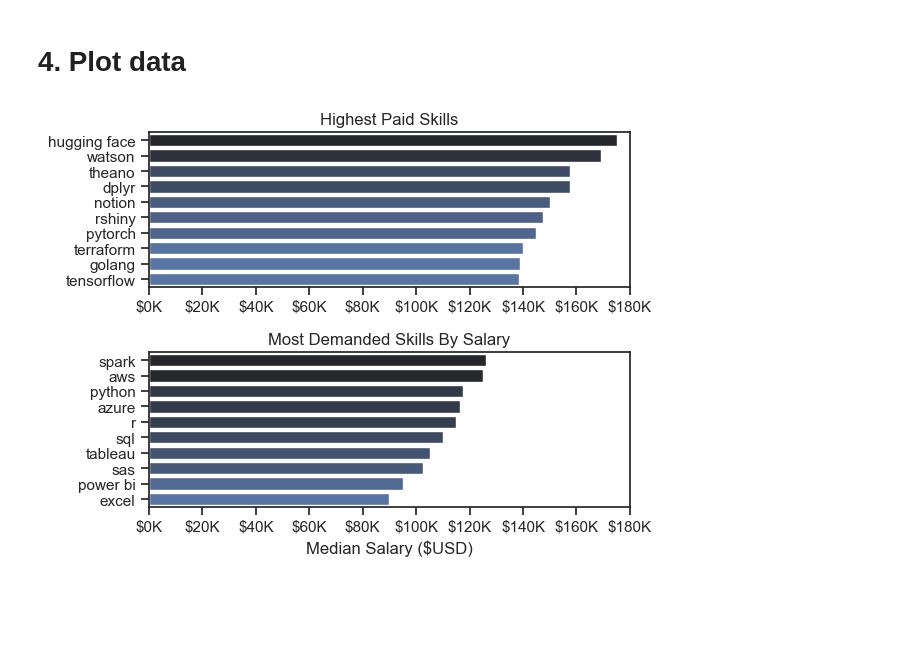
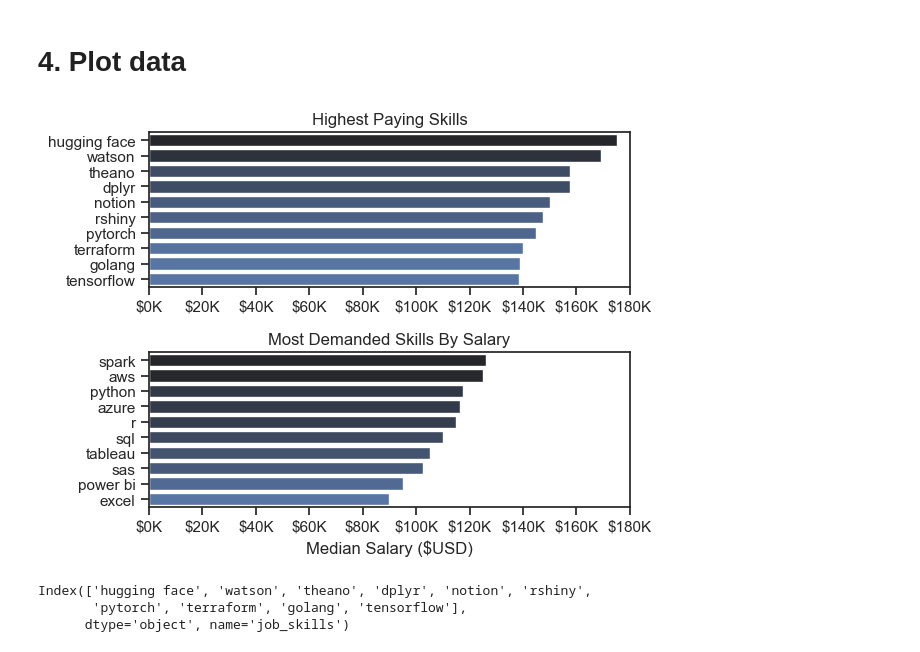
Before and after one commit to FranciszekLagoda/Python-for-Data-Analytics, a Jupyter notebook: 5_skills_vs_salary.ipynb, the cells around one changed output. Saved outputs shown, nothing was run; the diff lists cells and outputs as text; code cells hidden in the pictures; blank space fills up the shorter version.

```diff
--- a/5_skills_vs_salary.ipynb
+++ b/5_skills_vs_salary.ipynb
@@ -53,24 +53,30 @@ df_most_demanded = df_grouped.sort_values(by='skill_demand', ascending=False).he
 # %%
 fig, ax = plt.subplots(2,1)
 sns.set_theme(style='ticks')
 
 # Plot highest paying skills
 sns.barplot(data=df_top_paying, x='skill_salary', y='job_skills', ax=ax[0], hue='skill_salary', palette='dark:b_r', legend=False)
-ax[0].set_title("Highest Paid Skills")
+ax[0].set_title("Highest Paying Skills")
 ax[0].set_ylabel('')
 ax[0].set_xlabel('')
 ax[0].set_xlim(0,180000)
 ax[0].xaxis.set_major_formatter(plt.FuncFormatter(lambda x, pos: f'${int(x/1000)}K'))
 
 # Plot most demanded skills
 sns.barplot(data=df_most_demanded, x='skill_salary', y='job_skills', ax=ax[1], hue='skill_salary', palette='dark:b_r', legend=False)
 ax[1].set_title("Most Demanded Skills By Salary")
 ax[1].set_ylabel('')
 ax[1].set_xlabel('Median Salary ($USD)')
 ax[1].set_xlim(ax[0].get_xlim())
 ax[1].xaxis.set_major_formatter(plt.FuncFormatter(lambda x, pos: f'${int(x/1000)}K'))
 
 plt.tight_layout()
 plt.show()
 # %% [output]
-[figure, old version]
+[figure, new version]
+# %%
+df_top_paying.index
+# %% [output]
+Index(['hugging face', 'watson', 'theano', 'dplyr', 'notion', 'rshiny',
+       'pytorch', 'terraform', 'golang', 'tensorflow'],
+      dtype='object', name='job_skills')
```
Also changed, not shown: 3 other files.
